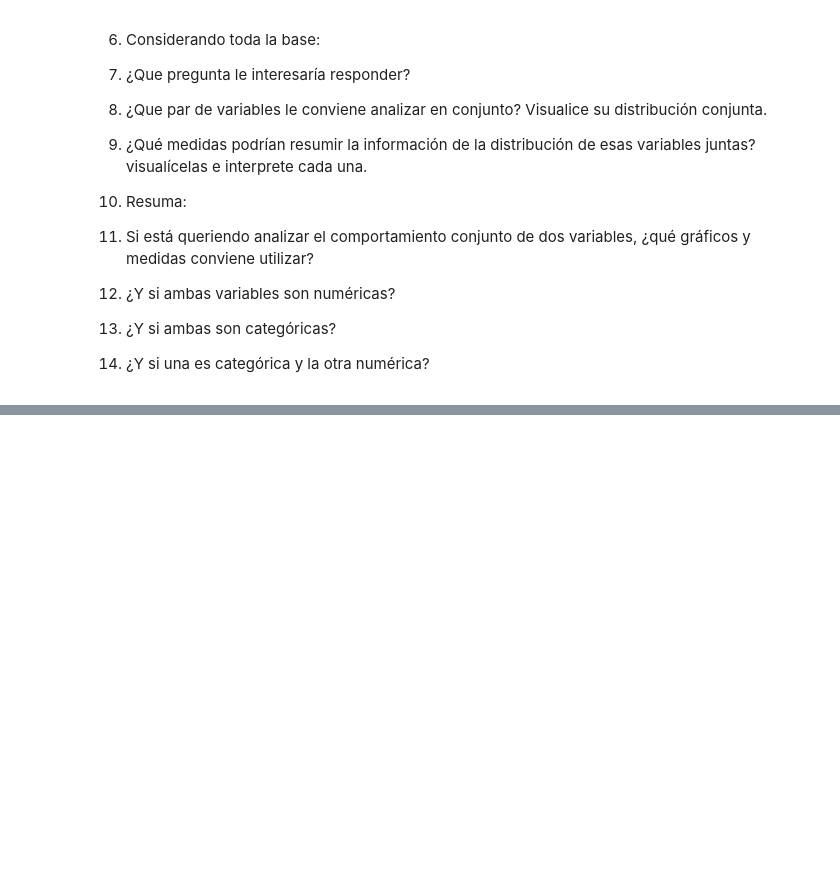
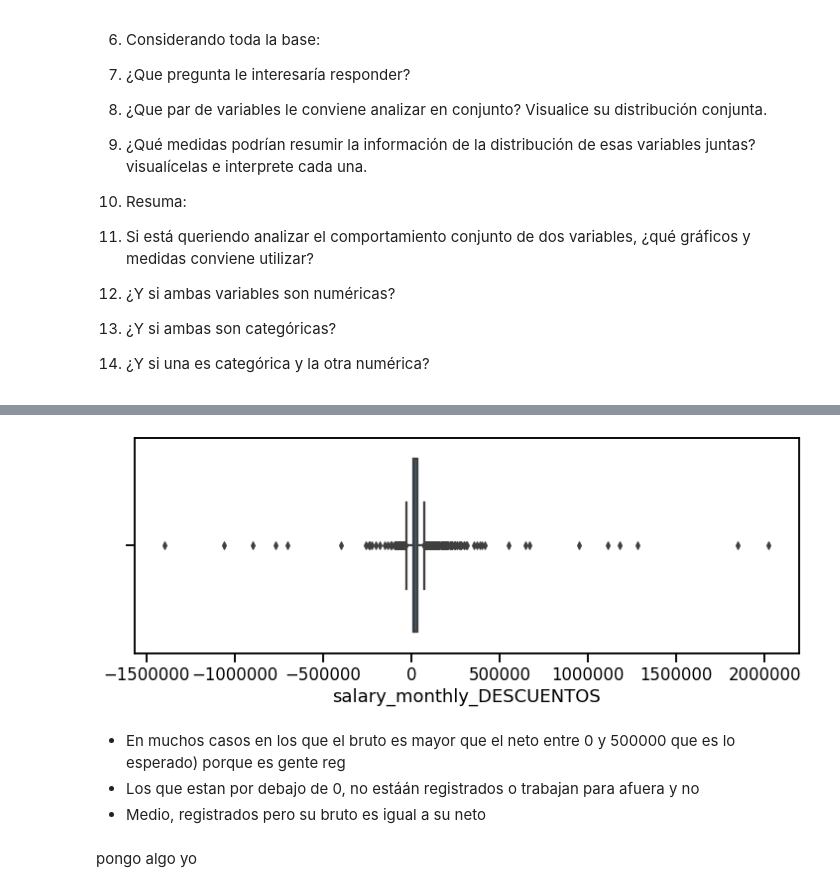
Before and after one commit to Natali-PP/palasAteneaColab, a Jupyter notebook: Palas_Atenea_02_Estadistica_descriptiva.ipynb, the cells around one changed output, grey strips where cells are left out. Saved outputs shown, nothing was run; the diff lists cells and outputs as text; code cells hidden in the pictures; blank space fills up the shorter version.

```diff
--- a/Palas_Atenea_02_Estadistica_descriptiva.ipynb
+++ b/Palas_Atenea_02_Estadistica_descriptiva.ipynb
@@ -436,0 +440,8 @@ Gráfico de scatter para ver relaciones entre las var
+# %%
+df['salary_monthly_DESCUENTOS'] = df['salary_monthly_BRUTO'] - df['salary_monthly_NETO']
+# %%
+plt.figure(figsize=(12, 4))
+seaborn.boxplot(x=df['salary_monthly_DESCUENTOS'])
+plt.ticklabel_format(style='plain', axis='x')
+# %% [output]
+[figure, added]
@@ -436,0 +450,6 @@ Gráfico de scatter para ver relaciones entre las var
+# %% [markdown]
+- En muchos casos en los que el bruto es mayor que el neto entre 0 y 500000 que es lo esperado) porque es gente reg
+- Los que estan por debajo de 0, no estáán registrados o trabajan para afuera y no
+- Medio, registrados pero su bruto es igual a su neto
+# %% [markdown]
+pongo algo yo
```
Also changed, not shown: parts of 8 cells of this notebook.
